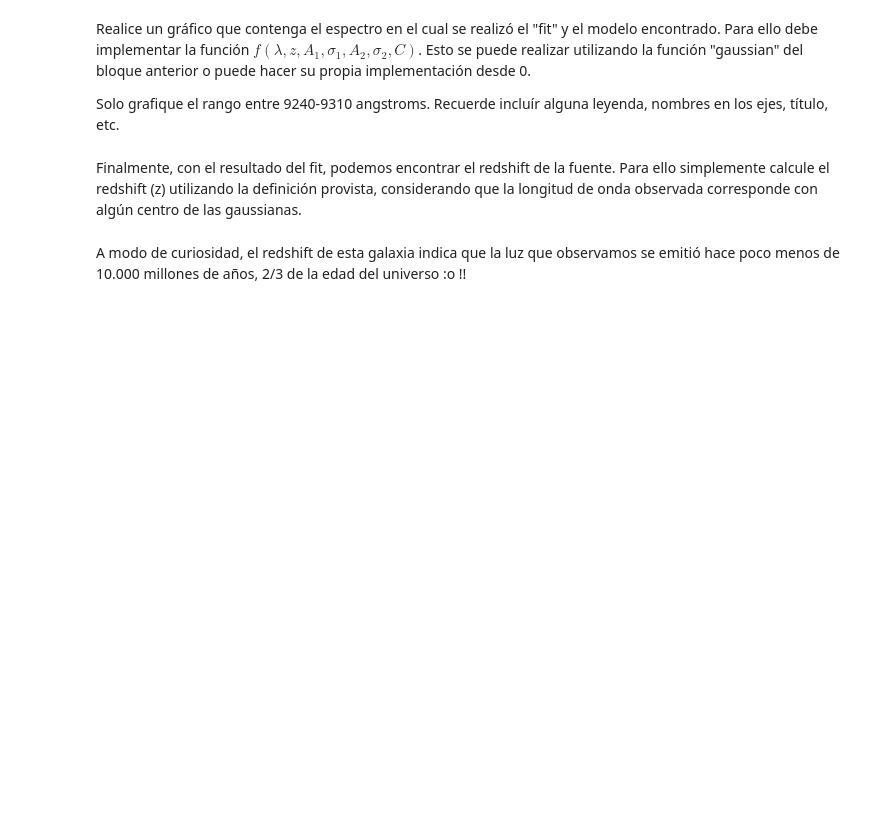
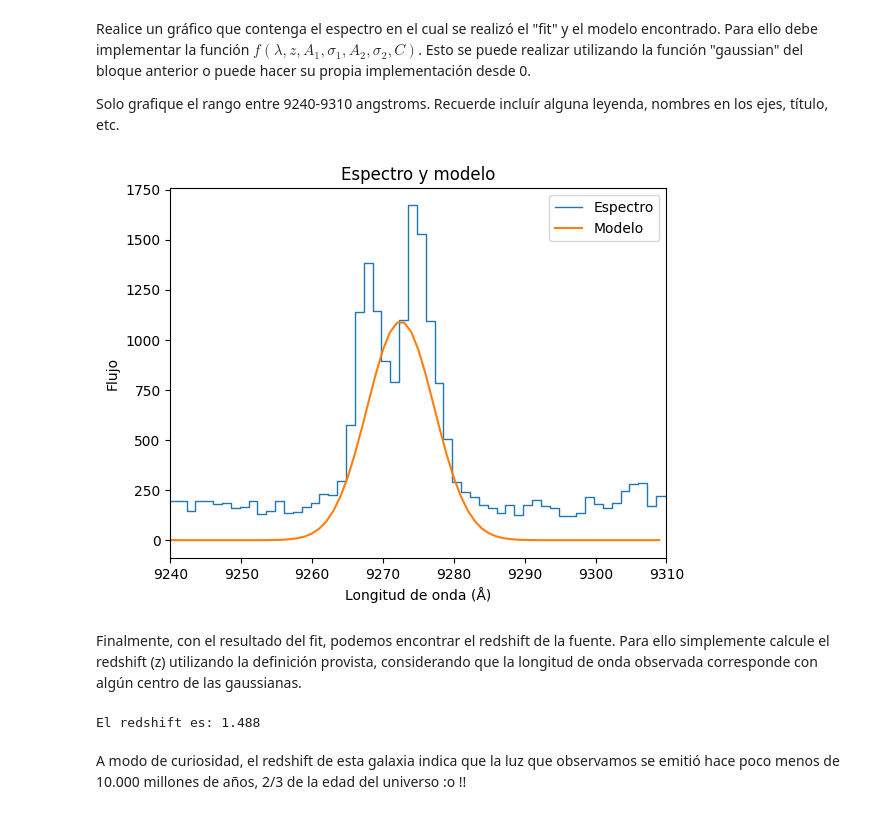
Before and after one commit to vicentemaartinez/Tarea-4, a Jupyter notebook: Tarea4.ipynb, the cells around one changed output. Drawn from its saved outputs; the diff is of its cells as text; code cells hidden in the pictures; blank space fills up the shorter version.

```diff
--- a/Tarea4.ipynb
+++ b/Tarea4.ipynb
@@ -293,0 +307,6 @@ fit1, fit2 = espectro_s0a.gauss_dfit()  # rellene con los parámetros adecuados
+# %%
+# Utilice el método gauss_dfit para crear dos fits del modelo
+fit1, fit2 = espectro_s0a.gauss_dfit(9240, 9310, abs(3727.092 - 3729.875)/2)
+
+# Mostramos los parámetros del primer fit
+fit1.print_param()
@@ -320,11 +359,31 @@ Solo grafique el rango entre 9240-9310 angstroms. Recuerde incluír alguna leyen
+# %%
+# Graficamos espectro y fit
+espectro_s0a.plot(label = 'Espectro')
+plt.plot(range(9240,9310), gaussian(range(9240,9310), fit1.lpeak, fit1.fwhm, fit1.peak) + gaussian(range(9240, 9310), fit2.lpeak, fit2.fwhm, fit2.peak), label='Modelo')
+
+# Ajustamos el límite del gráfico
+plt.xlim(9240, 9310)
+
+# Añadimos nombres a los ejes, leyenda y título
+plt.xlabel('Longitud de onda (Å)')
+plt.ylabel('Flujo')
+plt.legend()
+plt.title('Espectro y modelo')
+
+# Mostramos el gráfico
+plt.show()
+# %% [output]
+[figure, added]
 # %% [markdown]
 Finalmente, con el resultado del fit, podemos encontrar el redshift de la fuente. Para ello simplemente calcule el redshift (z) utilizando la definición provista, considerando que la longitud de onda observada corresponde con algún centro de las gaussianas.
 # %%
 # Escriba aquí código para el cálculo:
 
 lambda_0 =  3727.092  # consideramos la línea de longitud de onda más corta
-z =
+z = (fit1.lpeak / lambda_0) - 1 # A partir de la ecuación de redshift
 print('El redshift es: {:.3f}'.format(z))
+# %% [output]
+El redshift es: 1.488
 # %% [markdown]
 A modo de curiosidad, el redshift de esta galaxia indica que la luz que observamos se emitió hace poco menos de 10.000 millones de años, 2/3 de la edad del universo :o !!
 # %% [markdown]
```
Also changed, not shown: parts of 24 cells of this notebook.
